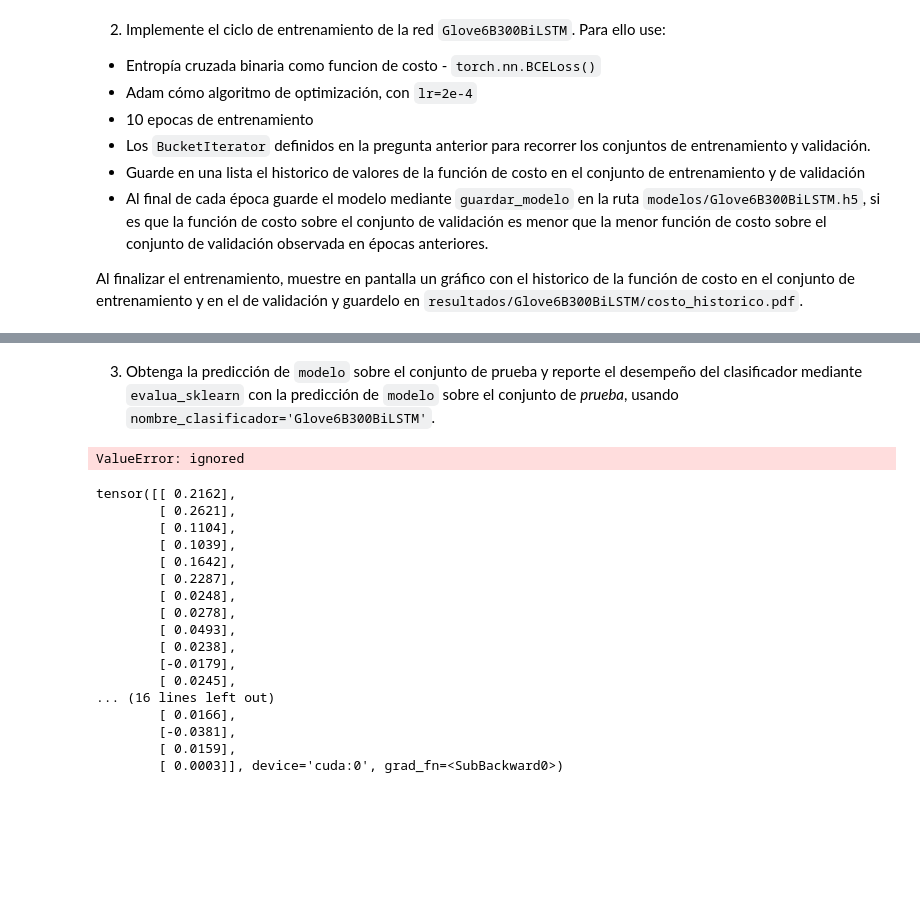
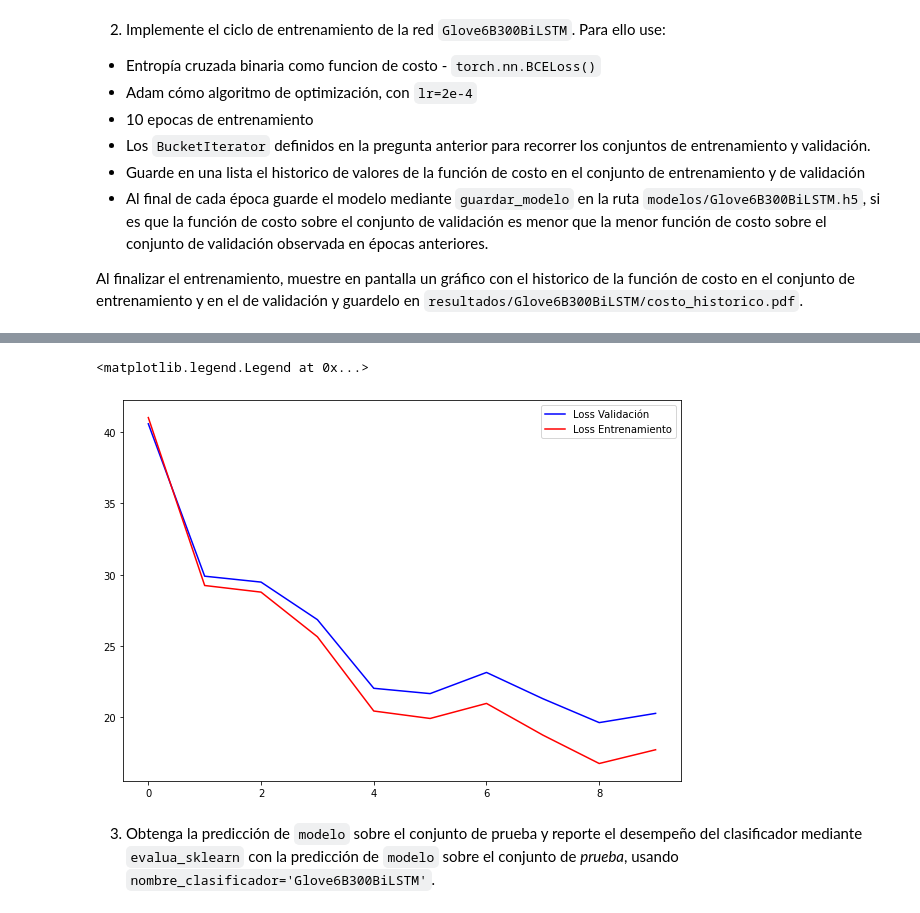
Before and after one commit to kurtwalsen/MA6202-Ejercicio-3, a Jupyter notebook: P5_e3.ipynb, the cells around one changed output, grey strips where cells are left out. Cells and saved outputs as stored; diff of their text form; code cells hidden in the pictures; blank space fills up the shorter version.

```diff
--- a/P5_e3.ipynb
+++ b/P5_e3.ipynb
@@ -862,7 +870,7 @@ for ep in range(epochs):
     counter += 1
     if counter % 20 == 0:
       val_loss = []
-      # val_acc = []
+      val_acc = []
       for val in val_iter:
         text_val = val.pro_X[0]
         len_text_val = val.pro_X[1]
@@ -870,15 +878,41 @@ for ep in range(epochs):
 
         output_val = modelo.forward(text_val, len_text_val)
         vl = criterio(etiqueta_val,output_val.data).cpu().numpy()+0
-        # accur = accuracy_score(etiqueta_val.detach,output_val.detach)
+        accur = accuracy_tensor(etiqueta_val,output_val)
 
         val_loss.append(vl)
-        # val_acc.append(accur)
+        val_acc.append(accur)
 
       print("Epoch: {}/{}...".format(ep+1, epochs),
           "Step: {}...".format(counter),
           "Loss: {:.4f}...".format(loss.item()),
-          "Val Loss: {:.4f}".format(np.mean(val_loss)))
+          "Val Loss: {:.4f}...".format(np.mean(val_loss)),
+          "Acurracy medio: {:.4f}".format(np.mean(val_acc)))
       print('-'*30)
       print('-'*30,'\n')
+
+
+  media_loss=[]
+  for train in train_iter:
+    pred_train = modelo.forward(train.pro_X[0],train.pro_X[1])
+    meanloss = criterio(train.etiqueta,pred_train.data).cpu().numpy() +0
+    media_loss.append(meanloss)
+
+  costos_train.append(np.mean(media_loss))
+
+  media_val_loss=[]
+  for val in val_iter:
+    pred_val = modelo.forward(val.pro_X[0],val.pro_X[1])
+    meanloss_val = criterio(val.etiqueta,pred_val.data).cpu().numpy() +0
+    media_val_loss.append(meanloss_val)
+  if costos_val == []:
+    with open(os.getcwd() + '/modelos/Glove6B300BiLSTM.pk', 'wb') as handler:
+      pk.dump(modelo, handler)
+
+    costos_val.append(np.mean(media_val_loss))
+  else:
+    if np.mean(media_val_loss) < np.min(costos_val):
+      with open(os.getcwd() + '/modelos/Glove6B300BiLSTM.pk', 'wb') as handler:
+        pk.dump(modelo, handler)
+    costos_val.append(np.mean(media_val_loss))
 # %% [output]
@@ -917,39 +951,12 @@ Epoch: 10/10... Step: 1260... Loss: 40.6250... Val Loss: 47.8573
 ------------------------------
 ------------------------------
+# %%
+plt.figure(figsize=(10,7))
+plt.plot(costos_val, color = 'b', label='Loss Validación')
+plt.plot(costos_train, color = 'r', label='Loss Entrenamiento')
+plt.legend()
+# %% [output]
+<matplotlib.legend.Legend at 0x...>
+[figure, added]
 # %% [markdown]
 3. Obtenga la predicción de `modelo` sobre el conjunto de prueba y reporte el desempeño del clasificador mediante `evalua_sklearn` con la predicción de `modelo` sobre el conjunto de *prueba*, usando `nombre_clasificador='Glove6B300BiLSTM'`.
-# %%
-pred_test = []
-real_test = []
-for test in :
-  pred = modelo.forward(test.pro_X[0],test.pro_X[1]).cpu().detach().numpy()[:,0]
-  pred[pred>0.5] = 1
-  pred[pred<=0.5] = 0
-  pred = pred.astype(int)
-  real = test.etiqueta.cpu().numpy().astype(int)
-  pred_test.append(pred)
-  real_test.append(real)
-
-evalua_sklearn(real_test,pred_test,'Glove6B300BiLSTM')
-# %% [output]
-ValueError: ignored
-# %%
-pred1 -0.5
-# %% [output]
-tensor([[ 0.2162],
-        [ 0.2621],
-        [ 0.1104],
-        [ 0.1039],
-        [ 0.1642],
-        [ 0.2287],
-        [ 0.0248],
-        [ 0.0278],
-        [ 0.0493],
-        [ 0.0238],
-        [-0.0179],
-        [ 0.0245],
-... (16 lines left out)
-        [ 0.0166],
-        [-0.0381],
-        [ 0.0159],
-        [ 0.0003]], device='cuda:0', grad_fn=<SubBackward0>)
```
Also changed, not shown: parts of 12 cells of this notebook, 2 other files.
